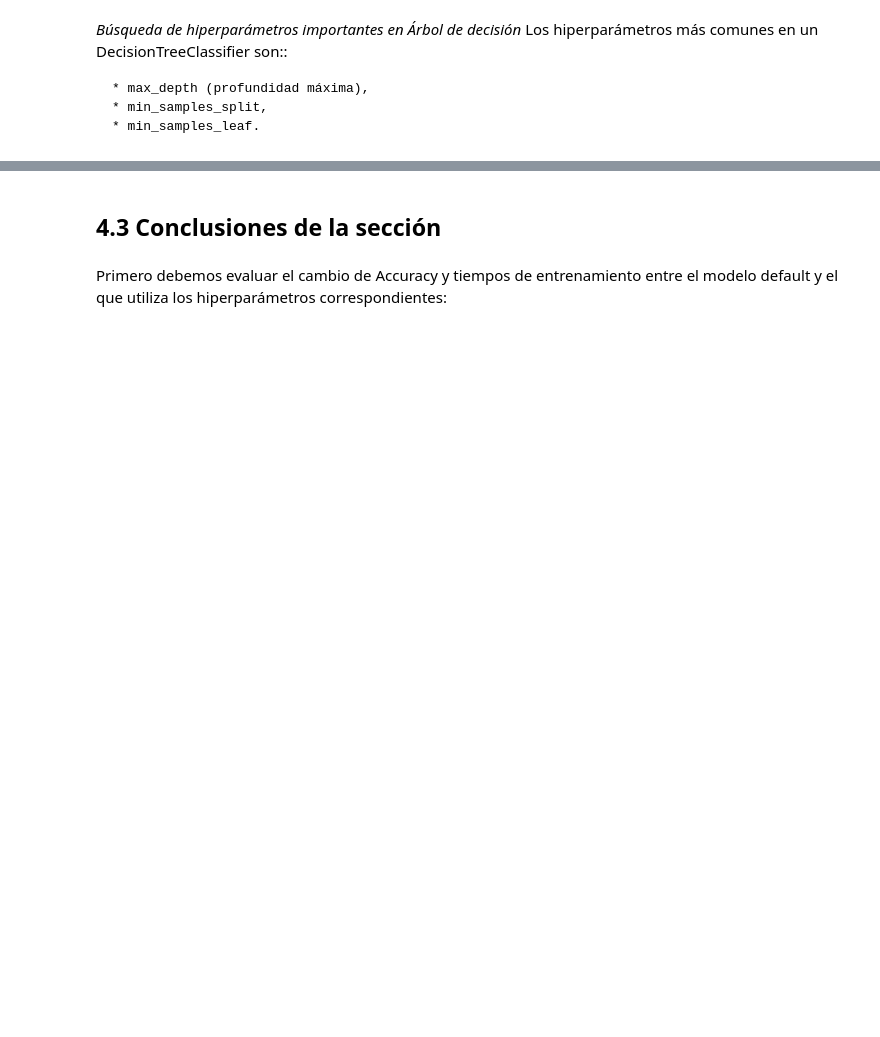
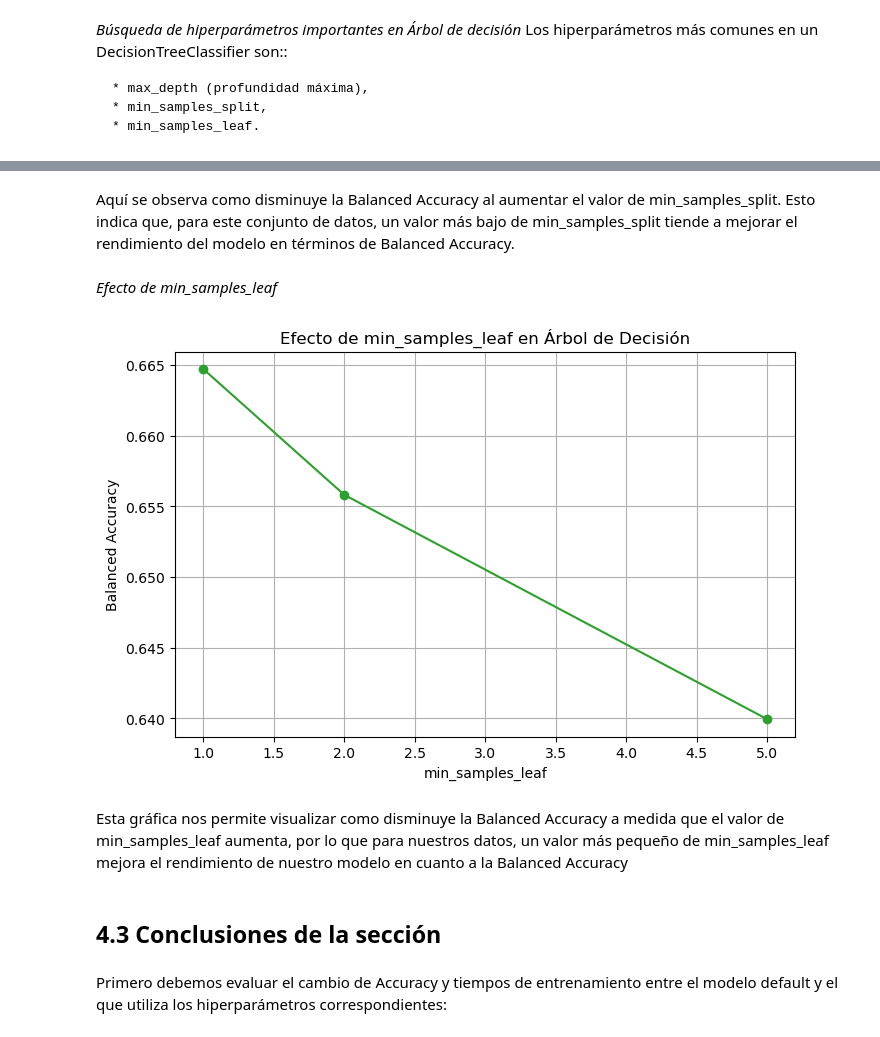
Before and after one commit to albatellouc3m/Grupo5, a Jupyter notebook: P1_AA.ipynb, the cells around one changed output, grey strips where cells are left out. Saved outputs shown, nothing was run; the diff lists cells and outputs as text; code cells hidden in the pictures; blank space fills up the shorter version.

```diff
--- a/P1_AA.ipynb
+++ b/P1_AA.ipynb
@@ -606,3 +632,28 @@ plt.show()
+# %% [markdown]
+Aquí se observa como disminuye la Balanced Accuracy al aumentar el valor de min_samples_split. Esto indica que, para este conjunto de datos, un valor más bajo de min_samples_split tiende a mejorar el rendimiento del modelo en términos de Balanced Accuracy.
+# %% [markdown]
+*Efecto de min_samples_leaf*
+# %%
+# Agrupamos los resultados según 'min_samples_leaf'
+grouped_leaf = results_tree.groupby('param_tree__min_samples_leaf')['mean_test_score'].mean().reset_index()
+
+# Graficamos el efecto de min_samples_leaf
+plt.figure(figsize=(8, 5))
+plt.plot(
+    grouped_leaf['param_tree__min_samples_leaf'],
+    grouped_leaf['mean_test_score'],
+    marker='o',
+    color='tab:green'
+)
+plt.xlabel("min_samples_leaf")
+plt.ylabel("Balanced Accuracy")
+plt.title("Efecto de min_samples_leaf en Árbol de Decisión")
+plt.grid(True)
+plt.show()
+# %% [output]
+[figure, added]
+# %% [markdown]
+Esta gráfica nos permite visualizar como disminuye la Balanced Accuracy a medida que el valor de min_samples_leaf aumenta, por lo que para nuestros datos, un valor más pequeño de min_samples_leaf mejora el rendimiento de nuestro modelo en cuanto a la Balanced Accuracy
 # %% [markdown]
 ## 4.3 Conclusiones de la sección
 # %% [markdown]
```
Also changed, not shown: parts of 18 cells of this notebook.
